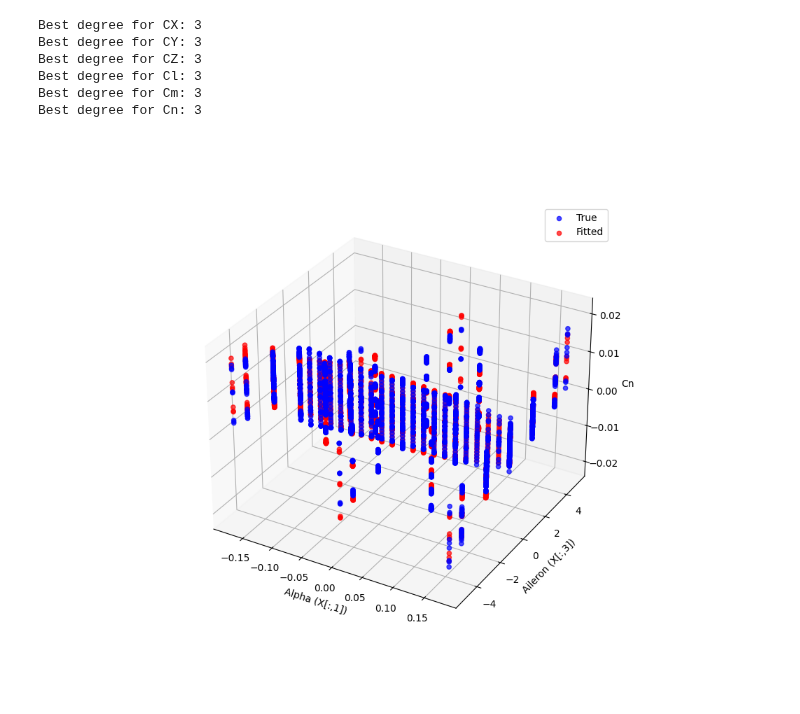
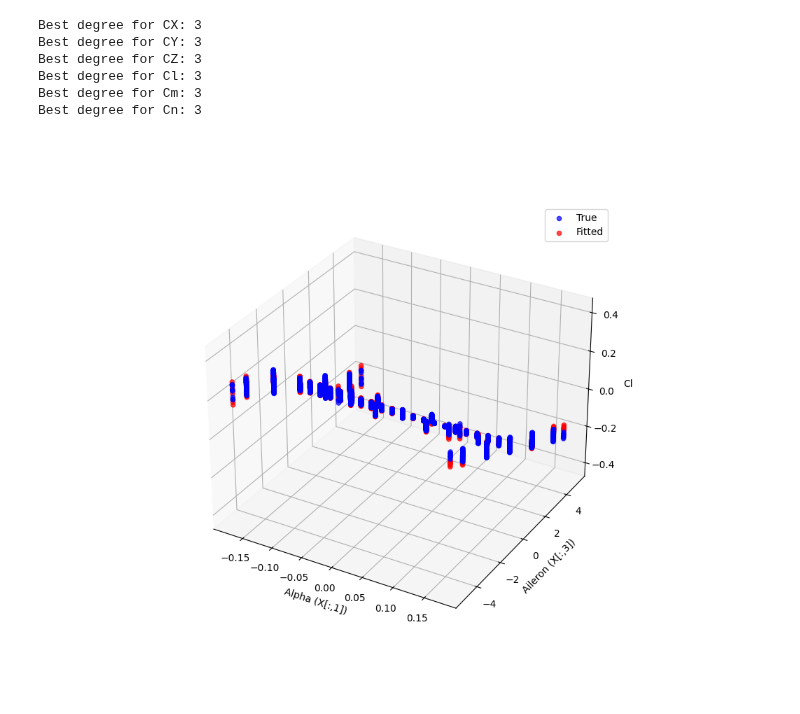
Before and after one commit to wgrosche/AIrcraft, a Jupyter notebook: main/polyfit.ipynb, the cells around one changed output. Drawn from its saved outputs; the diff is of its cells as text; code cells hidden in the pictures.

Commit message:
visualisation, roll, expansion

```diff
--- a/main/polyfit.ipynb
+++ b/main/polyfit.ipynb
@@ -404,31 +398,31 @@ with open('fitted_models_casadi.pkl', 'wb') as file:
 # %%
 from mpl_toolkits.mplot3d import Axes3D
 plt.ion()
-%matplotlib widget
+%matplotlib ipympl
 
-output_to_plot = 'Cn'
+output_to_plot = 'Cl'
 Y_true = train_data[output_to_plot].values
 Y_fitted = casadi_functions[output_to_plot](X.T).full().flatten()
 
 # Extract true and fitted values
 Y_true = train_data[output_to_plot].values
 Y_fitted = casadi_functions[output_to_plot](X.T).full().flatten()
 
 # Create a 3D plot
 fig = plt.figure(figsize=(10, 8))
 ax = fig.add_subplot(111, projection='3d')
 
 # Scatter true and fitted values over alpha and beta
 ax.scatter(X[:, 1], X[:, 3], Y_true, label='True', color='b', alpha=0.7)
 ax.scatter(X[:, 1], X[:, 3], Y_fitted, label='Fitted', color='r', alpha=0.7)
 
 # Add labels and legend
 ax.set_xlabel('Alpha (X[:,1])')
 # ax.set_ylabel('Beta (X[:,2])')
 ax.set_ylabel('Aileron (X[:,3])')
 ax.set_zlabel(output_to_plot)
 ax.legend()
 
 plt.show()
 # %% [output]
-[figure, old version]
+[figure, new version]
```
Also changed, not shown: parts of 5 cells of this notebook, 8 other files.
